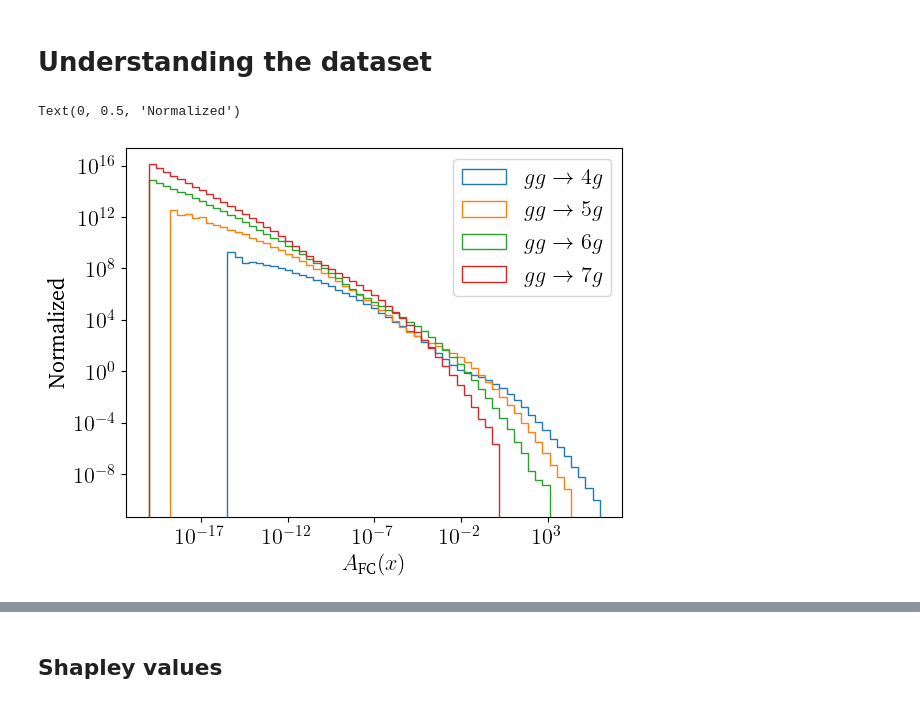
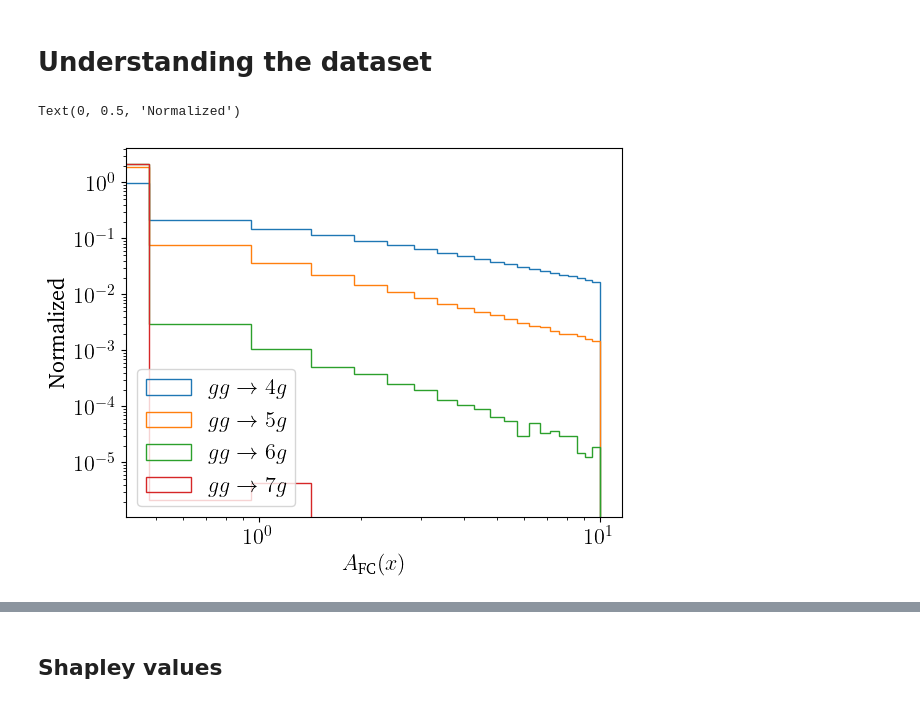
Before and after one commit to madgraph-ml/fastcolor, a Jupyter notebook: src/playground/plots_playground.ipynb, the cells around one changed output, grey strips where cells are left out. Saved outputs shown, nothing was run; the diff lists cells and outputs as text; code cells hidden in the pictures.

```diff
--- a/src/playground/plots_playground.ipynb
+++ b/src/playground/plots_playground.ipynb
@@ -1069,15 +1077,15 @@ datasets = {
 # %% [markdown]
 # Understanding the dataset
 # %%
-# bins = np.logspace(-30, 10, 64)
-bins=np.logspace(-20, 6, 64)
+bins = np.logspace(-30, 10, 64)
+# bins=np.linspace(-20, 10, 64)
 for process_name in datasets:
     plt.hist(datasets[process_name][:, -1], bins=bins, histtype="step", label=f"${process_name[:2]}\\to {process_name[-2:]}$", density=True)
     plt.xscale("log")
     plt.yscale("log")
 plt.legend()
 plt.xlabel(r"$A_{\text{FC}}(x)$")
 plt.ylabel(r"Normalized")
 # %% [output]
 Text(0, 0.5, 'Normalized')
-[figure, old version]
+[figure, new version]
```
Also changed, not shown: parts of 6 cells of this notebook.
